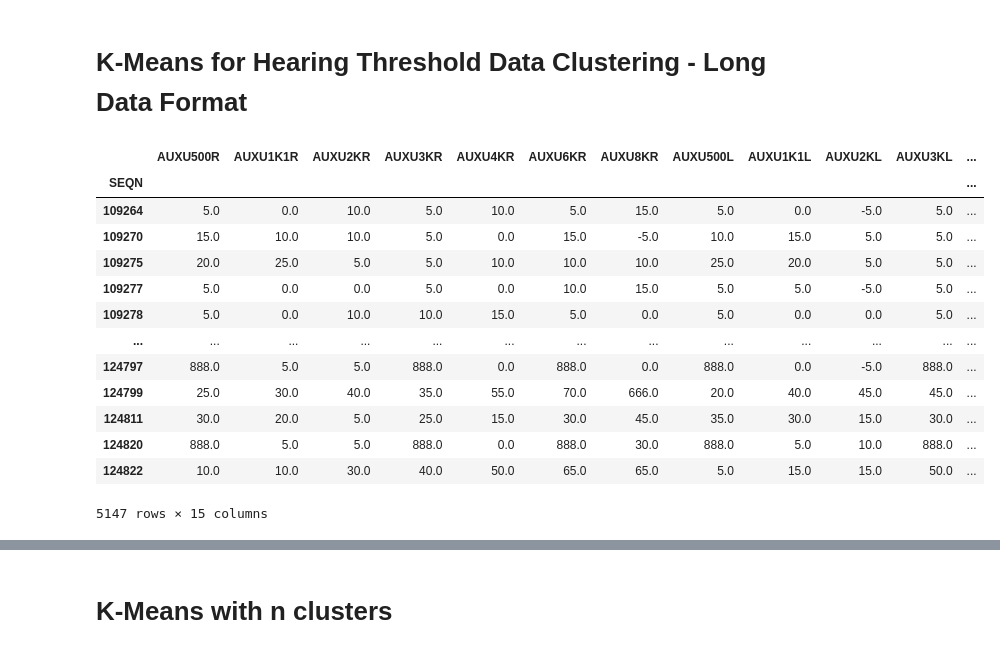
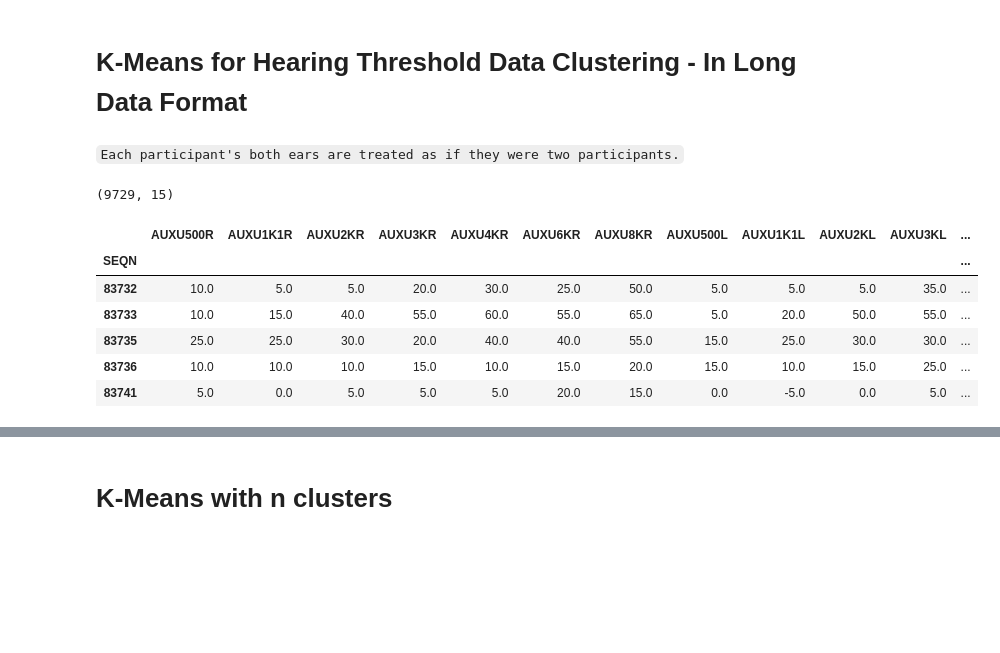
Before and after one commit to BruciiZ/hearing-clustering, a Jupyter notebook: code/K-Means-Long.ipynb, the cells around one changed output, grey strips where cells are left out. Drawn from its saved outputs; the diff is of its cells as text; code cells hidden in the pictures; blank space fills up the shorter version.

```diff
--- a/code/K-Means-Long.ipynb
+++ b/code/K-Means-Long.ipynb
@@ -1,5 +1,7 @@
 # %% [markdown]
-# K-Means for Hearing Threshold Data Clustering - Long Data Format
+# K-Means for Hearing Threshold Data Clustering - In Long Data Format
+# %% [markdown]
+`Each participant's both ears are treated as if they were two participants.`
 # %%
 import pandas as pd
 from sklearn.preprocessing import StandardScaler
@@ -10,22 +12,17 @@ import seaborn as sns
 import numpy as np
 # %%
 # Load the data
-file_path = "../data/nhanes_1720_age.csv"
+file_path = "../data/nhanes_1520_age.csv"
 data = pd.read_csv(file_path)
 data.set_index('SEQN', inplace=True)
-data
+print(data.shape)
+data.head()
 # %% [output]
+(9729, 15)
 |  | AUXU500R | AUXU1K1R | AUXU2KR | AUXU3KR | AUXU4KR | AUXU6KR | AUXU8KR | AUXU500L | AUXU1K1L | AUXU2KL | AUXU3KL | ... |
 | SEQN |  |  |  |  |  |  |  |  |  |  |  | ... |
-| 109264 | 5.0 | 0.0 | 10.0 | 5.0 | 10.0 | 5.0 | 15.0 | 5.0 | 0.0 | -5.0 | 5.0 | ... |
-| 109270 | 15.0 | 10.0 | 10.0 | 5.0 | 0.0 | 15.0 | -5.0 | 10.0 | 15.0 | 5.0 | 5.0 | ... |
-| 109275 | 20.0 | 25.0 | 5.0 | 5.0 | 10.0 | 10.0 | 10.0 | 25.0 | 20.0 | 5.0 | 5.0 | ... |
-| 109277 | 5.0 | 0.0 | 0.0 | 5.0 | 0.0 | 10.0 | 15.0 | 5.0 | 5.0 | -5.0 | 5.0 | ... |
-| 109278 | 5.0 | 0.0 | 10.0 | 10.0 | 15.0 | 5.0 | 0.0 | 5.0 | 0.0 | 0.0 | 5.0 | ... |
-| ... | ... | ... | ... | ... | ... | ... | ... | ... | ... | ... | ... | ... |
-| 124797 | 888.0 | 5.0 | 5.0 | 888.0 | 0.0 | 888.0 | 0.0 | 888.0 | 0.0 | -5.0 | 888.0 | ... |
-| 124799 | 25.0 | 30.0 | 40.0 | 35.0 | 55.0 | 70.0 | 666.0 | 20.0 | 40.0 | 45.0 | 45.0 | ... |
-| 124811 | 30.0 | 20.0 | 5.0 | 25.0 | 15.0 | 30.0 | 45.0 | 35.0 | 30.0 | 15.0 | 30.0 | ... |
-| 124820 | 888.0 | 5.0 | 5.0 | 888.0 | 0.0 | 888.0 | 30.0 | 888.0 | 5.0 | 10.0 | 888.0 | ... |
-| 124822 | 10.0 | 10.0 | 30.0 | 40.0 | 50.0 | 65.0 | 65.0 | 5.0 | 15.0 | 15.0 | 50.0 | ... |
+| 83732 | 10.0 | 5.0 | 5.0 | 20.0 | 30.0 | 25.0 | 50.0 | 5.0 | 5.0 | 5.0 | 35.0 | ... |
+| 83733 | 10.0 | 15.0 | 40.0 | 55.0 | 60.0 | 55.0 | 65.0 | 5.0 | 20.0 | 50.0 | 55.0 | ... |
+| 83735 | 25.0 | 25.0 | 30.0 | 20.0 | 40.0 | 40.0 | 55.0 | 15.0 | 25.0 | 30.0 | 30.0 | ... |
+| 83736 | 10.0 | 10.0 | 10.0 | 15.0 | 10.0 | 15.0 | 20.0 | 15.0 | 10.0 | 15.0 | 25.0 | ... |
+| 83741 | 5.0 | 0.0 | 5.0 | 5.0 | 5.0 | 20.0 | 15.0 | 0.0 | -5.0 | 0.0 | 5.0 | ... |
-5147 rows × 15 columns
```
Also changed, not shown: parts of 15 cells of this notebook, 4 other files.
